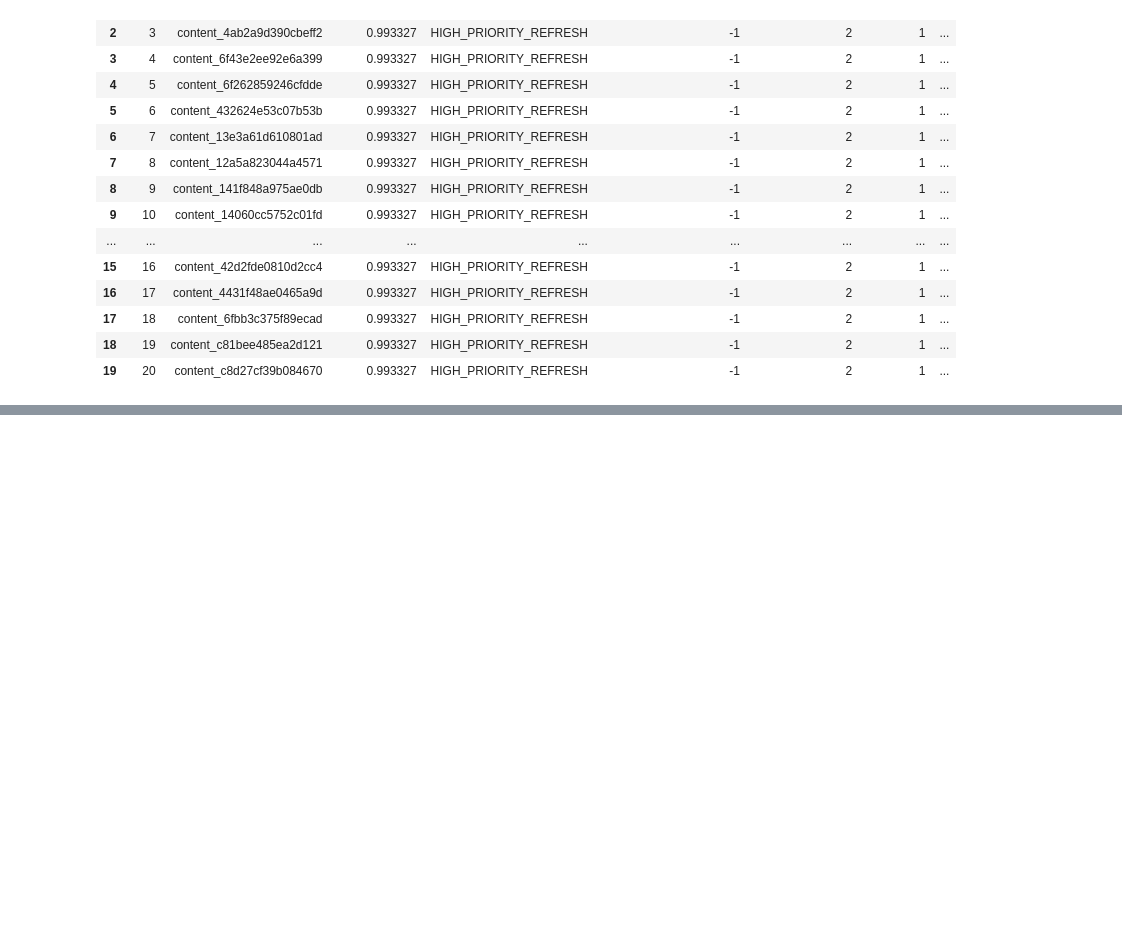
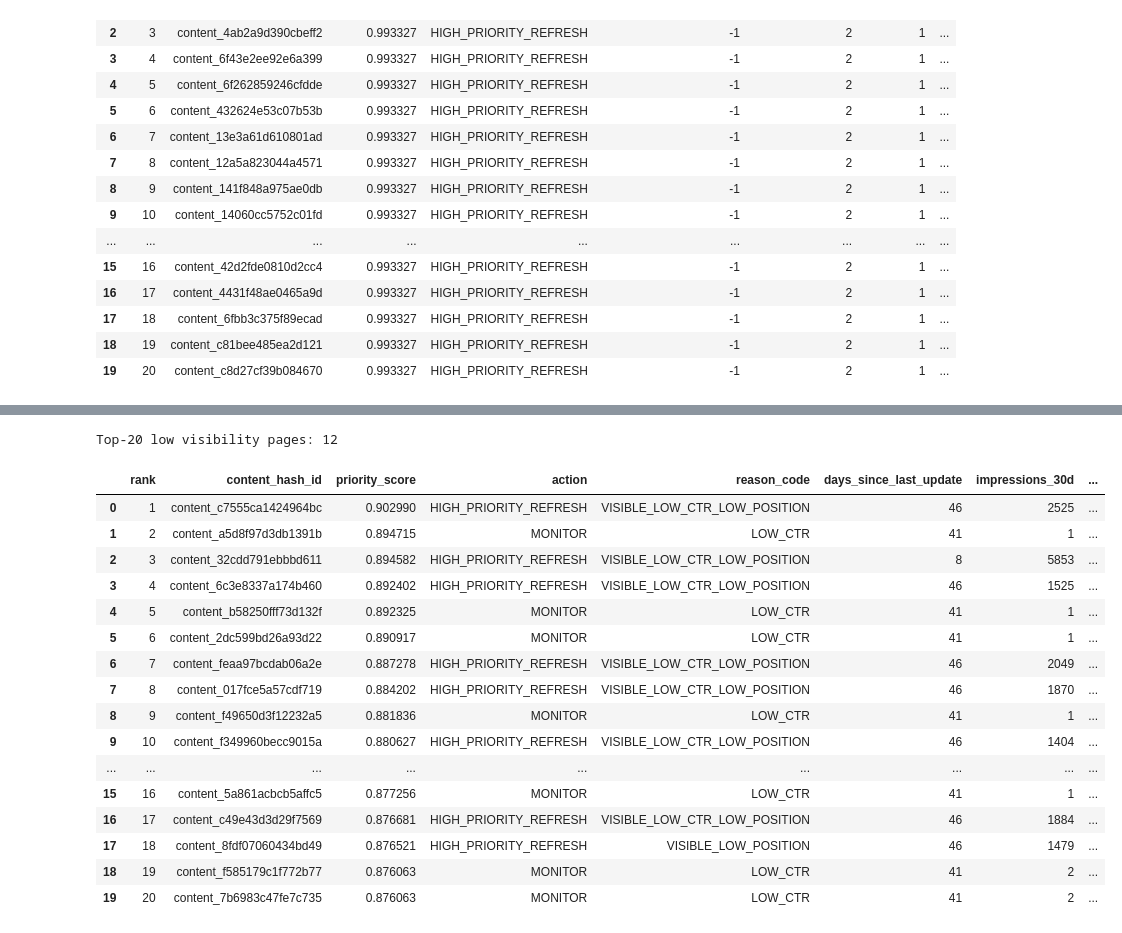
Before and after one commit to SAJLENDRAPANDEY/flyrank-ml-internship-starter, a Jupyter notebook: notebooks/capstone_content_refresh.ipynb, the cells around one changed output, grey strips where cells are left out. Cells and saved outputs as stored; diff of their text form; code cells hidden in the pictures; blank space fills up the shorter version.

```diff
--- a/notebooks/capstone_content_refresh.ipynb
+++ b/notebooks/capstone_content_refresh.ipynb
@@ -2705,0 +3572,71 @@ top20[
+# %%
+print(
+    "Top-20 low visibility pages:",
+    (
+        test_results.head(20)["impressions_30d"] < 100
+    ).sum()
+)
+# %% [output]
+Top-20 low visibility pages: 12
+# %%
+def get_reason(row):
+
+    reasons = []
+
+    if row["impressions_30d"] >= 100:
+        reasons.append("VISIBLE")
+
+    if row["days_since_last_update"] >= 90:
+        reasons.append("STALE")
+
+    if row["ctr"] < 0.20:
+        reasons.append("LOW_CTR")
+
+    if row["avg_position"] > 10:
+        reasons.append("LOW_POSITION")
+
+    if len(reasons) == 0:
+        return "LOW_SIGNAL"
+
+    return "_".join(reasons)
+
+
+test_results["reason_code"] = test_results.apply(
+    get_reason,
+    axis=1
+)
+# %%
+display(
+    test_results[
+        [
+            "rank",
+            "content_hash_id",
+            "priority_score",
+            "action",
+            "reason_code",
+            "days_since_last_update",
+            "impressions_30d",
+            "users_30d",
+            "ctr",
+            "avg_position"
+        ]
+    ].head(20)
+)
+# %% [output]
+|  | rank | content_hash_id | priority_score | action | reason_code | days_since_last_update | impressions_30d | ... |
+| 0 | 1 | content_c7555ca1424964bc | 0.902990 | HIGH_PRIORITY_REFRESH | VISIBLE_LOW_CTR_LOW_POSITION | 46 | 2525 | ... |
+| 1 | 2 | content_a5d8f97d3db1391b | 0.894715 | MONITOR | LOW_CTR | 41 | 1 | ... |
+| 2 | 3 | content_32cdd791ebbbd611 | 0.894582 | HIGH_PRIORITY_REFRESH | VISIBLE_LOW_CTR_LOW_POSITION | 8 | 5853 | ... |
+| 3 | 4 | content_6c3e8337a174b460 | 0.892402 | HIGH_PRIORITY_REFRESH | VISIBLE_LOW_CTR_LOW_POSITION | 46 | 1525 | ... |
+| 4 | 5 | content_b58250fff73d132f | 0.892325 | MONITOR | LOW_CTR | 41 | 1 | ... |
+| 5 | 6 | content_2dc599bd26a93d22 | 0.890917 | MONITOR | LOW_CTR | 41 | 1 | ... |
+| 6 | 7 | content_feaa97bcdab06a2e | 0.887278 | HIGH_PRIORITY_REFRESH | VISIBLE_LOW_CTR_LOW_POSITION | 46 | 2049 | ... |
+| 7 | 8 | content_017fce5a57cdf719 | 0.884202 | HIGH_PRIORITY_REFRESH | VISIBLE_LOW_CTR_LOW_POSITION | 46 | 1870 | ... |
+| 8 | 9 | content_f49650d3f12232a5 | 0.881836 | MONITOR | LOW_CTR | 41 | 1 | ... |
+| 9 | 10 | content_f349960becc9015a | 0.880627 | HIGH_PRIORITY_REFRESH | VISIBLE_LOW_CTR_LOW_POSITION | 46 | 1404 | ... |
+| ... | ... | ... | ... | ... | ... | ... | ... | ... |
+| 15 | 16 | content_5a861acbcb5affc5 | 0.877256 | MONITOR | LOW_CTR | 41 | 1 | ... |
+| 16 | 17 | content_c49e43d3d29f7569 | 0.876681 | HIGH_PRIORITY_REFRESH | VISIBLE_LOW_CTR_LOW_POSITION | 46 | 1884 | ... |
+| 17 | 18 | content_8fdf07060434bd49 | 0.876521 | HIGH_PRIORITY_REFRESH | VISIBLE_LOW_POSITION | 46 | 1479 | ... |
+| 18 | 19 | content_f585179c1f772b77 | 0.876063 | MONITOR | LOW_CTR | 41 | 2 | ... |
+| 19 | 20 | content_7b6983c47fe7c735 | 0.876063 | MONITOR | LOW_CTR | 41 | 2 | ... |
```
Also changed, not shown: parts of 47 cells of this notebook.
